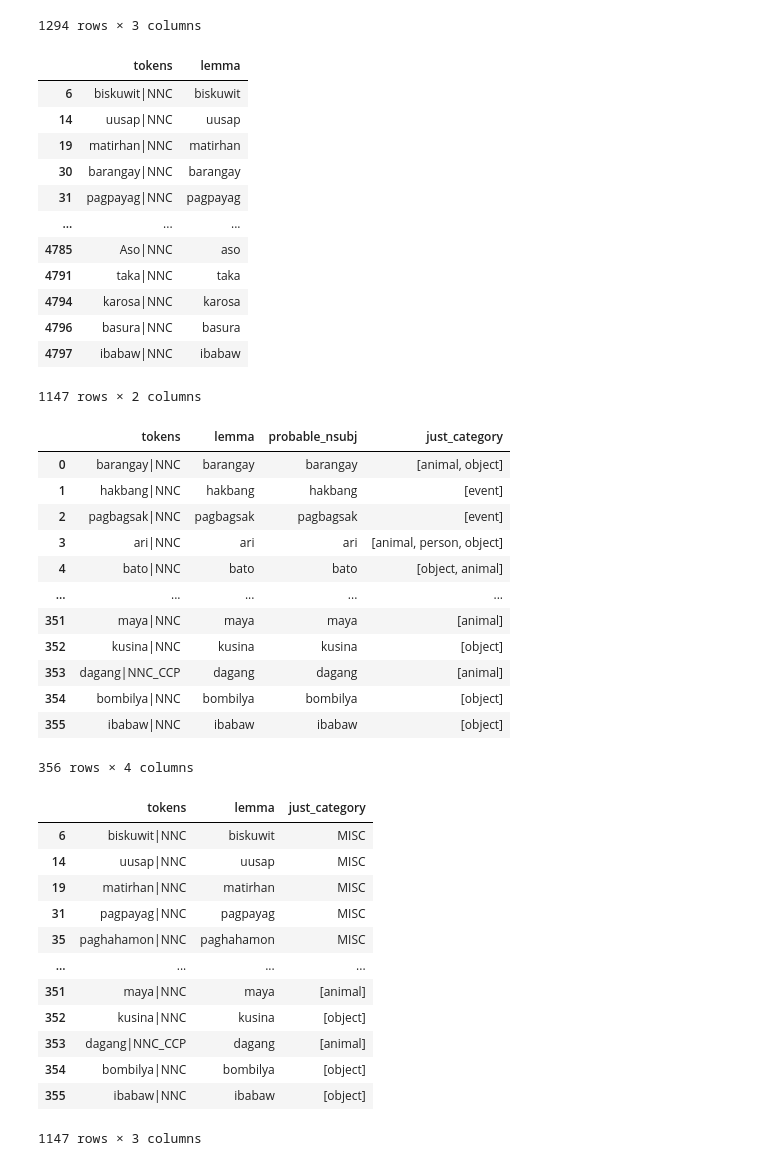
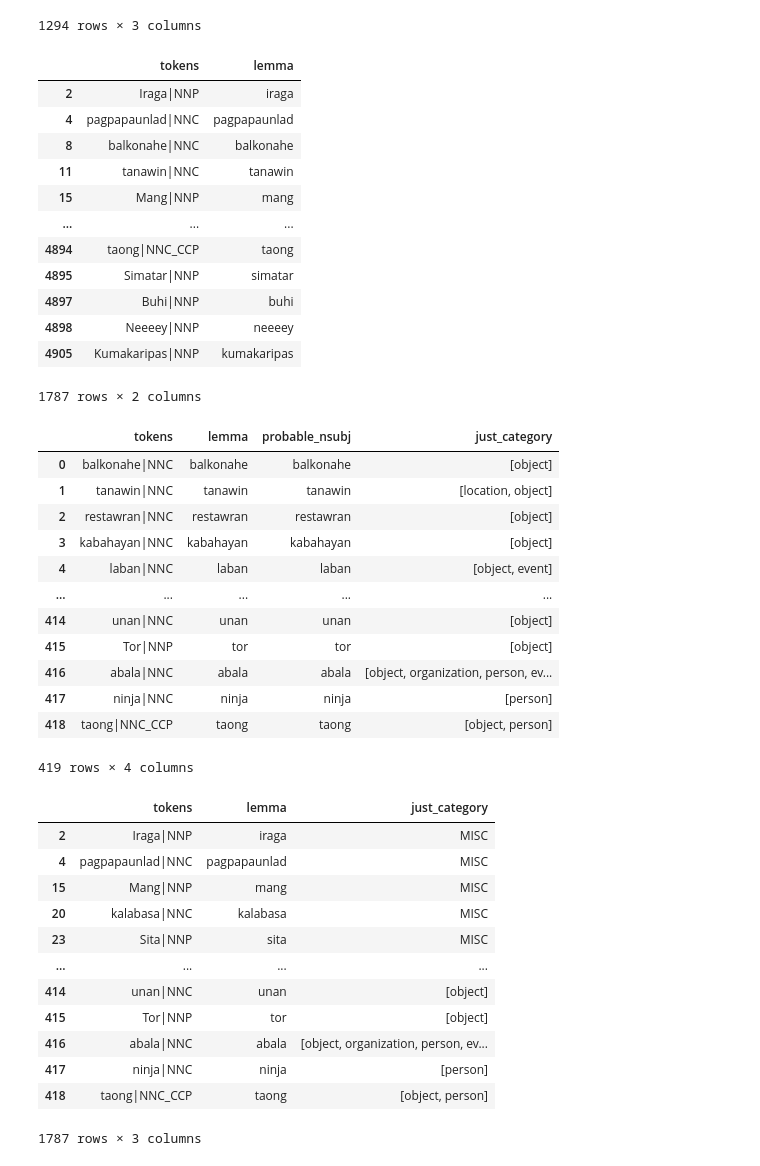
Before and after one commit to NeptuneSyInAteneo/thesis_Models, a Jupyter notebook: rq2 pipeline.ipynb, the cells around one changed output. Drawn from its saved outputs; the diff is of its cells as text; code cells hidden in the pictures.

```diff
--- a/rq2 pipeline.ipynb
+++ b/rq2 pipeline.ipynb
@@ -378,40 +415,40 @@ groupby_lemma.loc[groupby_lemma['just_category'].str.len() > 1]
 1294 rows × 3 columns
 # %%
 lra_df['lemma'] = lra_df['lemma'].str.lower()
-common_nouns = lra_df.loc[lra_df['postag'].str.contains('NNC')][['tokens','lemma']]
+common_nouns = lra_df.loc[lra_df['postag'].str.contains('NN')][['tokens','lemma']]
 common_nouns
 # %% [output]
 |  | tokens | lemma |
-| 6 | biskuwit|NNC | biskuwit |
-| 14 | uusap|NNC | uusap |
-| 19 | matirhan|NNC | matirhan |
-| 30 | barangay|NNC | barangay |
-| 31 | pagpayag|NNC | pagpayag |
+| 2 | Iraga|NNP | iraga |
+| 4 | pagpapaunlad|NNC | pagpapaunlad |
+| 8 | balkonahe|NNC | balkonahe |
+| 11 | tanawin|NNC | tanawin |
+| 15 | Mang|NNP | mang |
 | ... | ... | ... |
-| 4785 | Aso|NNC | aso |
-| 4791 | taka|NNC | taka |
-| 4794 | karosa|NNC | karosa |
-| 4796 | basura|NNC | basura |
-| 4797 | ibabaw|NNC | ibabaw |
+| 4894 | taong|NNC_CCP | taong |
+| 4895 | Simatar|NNP | simatar |
+| 4897 | Buhi|NNP | buhi |
+| 4898 | Neeeey|NNP | neeeey |
+| 4905 | Kumakaripas|NNP | kumakaripas |
-1147 rows × 2 columns
+1787 rows × 2 columns
 # %%
 # merge on lemma
 assessed_in_vocab = common_nouns.merge(groupby_lemma,on='lemma',how='inner' )
 assessed_in_vocab
 # %% [output]
 |  | tokens | lemma | probable_nsubj | just_category |
-| 0 | barangay|NNC | barangay | barangay | [animal, object] |
-| 1 | hakbang|NNC | hakbang | hakbang | [event] |
-| 2 | pagbagsak|NNC | pagbagsak | pagbagsak | [event] |
-| 3 | ari|NNC | ari | ari | [animal, person, object] |
-| 4 | bato|NNC | bato | bato | [object, animal] |
+| 0 | balkonahe|NNC | balkonahe | balkonahe | [object] |
+| 1 | tanawin|NNC | tanawin | tanawin | [location, object] |
+| 2 | restawran|NNC | restawran | restawran | [object] |
+| 3 | kabahayan|NNC | kabahayan | kabahayan | [object] |
+| 4 | laban|NNC | laban | laban | [object, event] |
 | ... | ... | ... | ... | ... |
-| 351 | maya|NNC | maya | maya | [animal] |
-| 352 | kusina|NNC | kusina | kusina | [object] |
-| 353 | dagang|NNC_CCP | dagang | dagang | [animal] |
-| 354 | bombilya|NNC | bombilya | bombilya | [object] |
-| 355 | ibabaw|NNC | ibabaw | ibabaw | [object] |
+| 414 | unan|NNC | unan | unan | [object] |
+| 415 | Tor|NNP | tor | tor | [object] |
+| 416 | abala|NNC | abala | abala | [object, organization, person, ev... |
+| 417 | ninja|NNC | ninja | ninja | [person] |
+| 418 | taong|NNC_CCP | taong | taong | [object, person] |
-356 rows × 4 columns
+419 rows × 4 columns
 # %%
 common_nouns_categorized = pd.concat([common_nouns,assessed_in_vocab]).drop_duplicates(subset='tokens',keep='last')
 common_nouns_categorized['just_category'] = common_nouns_categorized['just_category'].fillna('MISC')
@@ -419,18 +456,18 @@ common_nouns_categorized = common_nouns_categorized[['tokens','lemma','just_cate
 common_nouns_categorized
 # %% [output]
 |  | tokens | lemma | just_category |
-| 6 | biskuwit|NNC | biskuwit | MISC |
-| 14 | uusap|NNC | uusap | MISC |
-| 19 | matirhan|NNC | matirhan | MISC |
-| 31 | pagpayag|NNC | pagpayag | MISC |
-| 35 | paghahamon|NNC | paghahamon | MISC |
+| 2 | Iraga|NNP | iraga | MISC |
+| 4 | pagpapaunlad|NNC | pagpapaunlad | MISC |
+| 15 | Mang|NNP | mang | MISC |
+| 20 | kalabasa|NNC | kalabasa | MISC |
+| 23 | Sita|NNP | sita | MISC |
 | ... | ... | ... | ... |
-| 351 | maya|NNC | maya | [animal] |
-| 352 | kusina|NNC | kusina | [object] |
-| 353 | dagang|NNC_CCP | dagang | [animal] |
-| 354 | bombilya|NNC | bombilya | [object] |
-| 355 | ibabaw|NNC | ibabaw | [object] |
+| 414 | unan|NNC | unan | [object] |
+| 415 | Tor|NNP | tor | [object] |
+| 416 | abala|NNC | abala | [object, organization, person, ev... |
+| 417 | ninja|NNC | ninja | [person] |
+| 418 | taong|NNC_CCP | taong | [object, person] |
-1147 rows × 3 columns
+1787 rows × 3 columns
 # %%
 common_nouns_categorized.loc[common_nouns_categorized['just_category']=='MISC']
 # %% [output]
```
Also changed, not shown: parts of 7 cells of this notebook, 5 other files.
